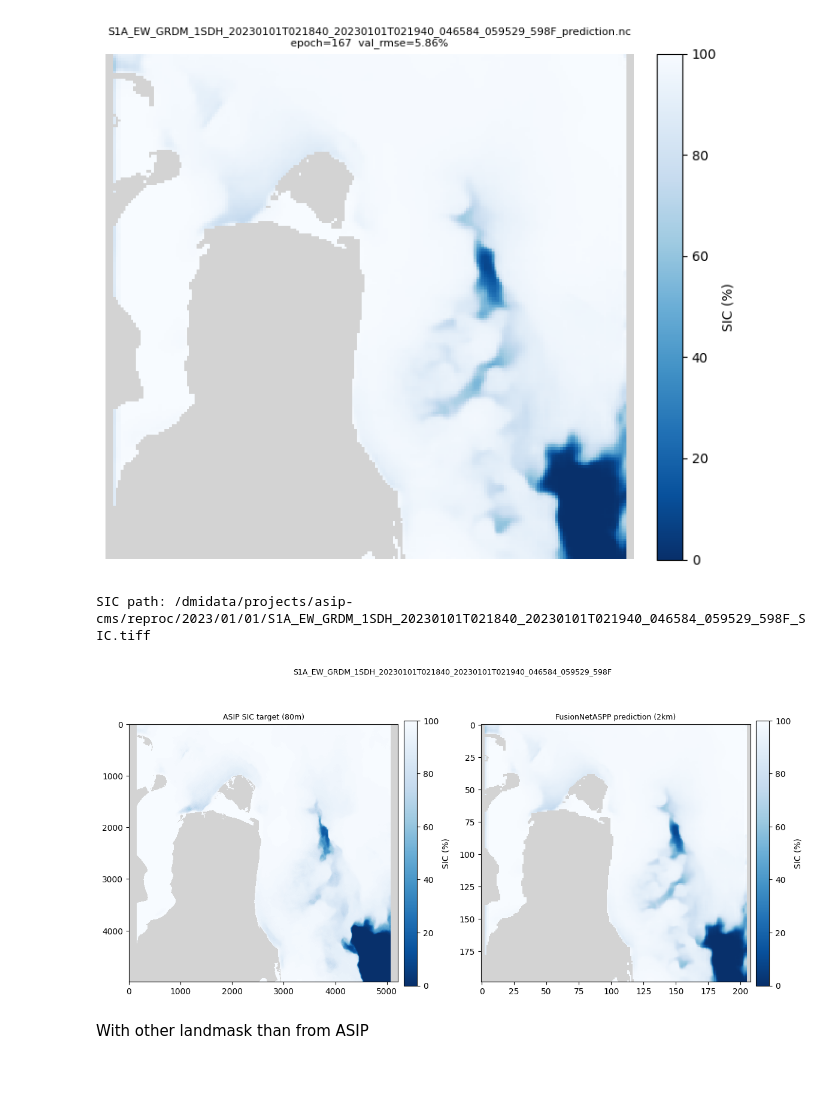
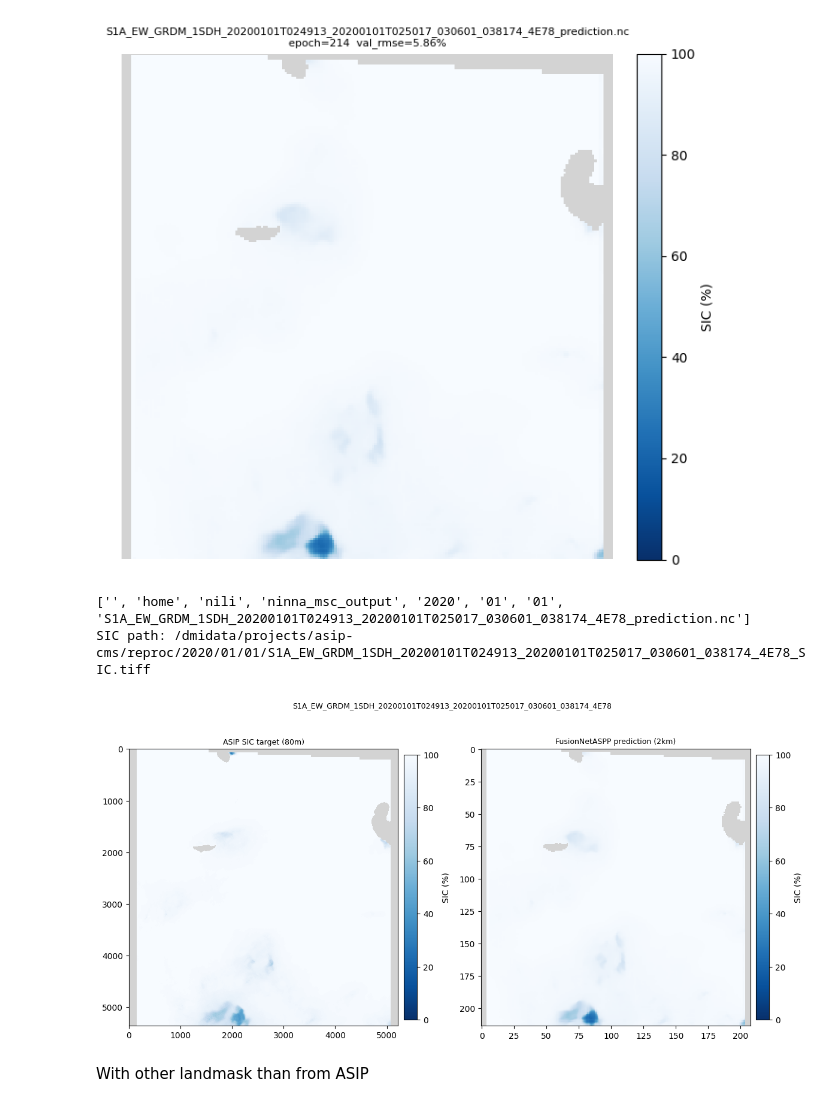
Before and after one commit to NinnaL/Master-thesis---Super-resolution-sea-ice-concentration-using-generative-AI, a Jupyter notebook: Code/lib/predict/prediction_test.ipynb, the cells around one changed output. Drawn from its saved outputs; the diff is of its cells as text; code cells hidden in the pictures; blank space fills up the shorter version.

Commit message:
start of validation, mosaicing and saving sic for 2020, 2021, 2022

```diff
--- a/Code/lib/predict/prediction_test.ipynb
+++ b/Code/lib/predict/prediction_test.ipynb
@@ -3,32 +3,28 @@ import xarray as xr
 import numpy as np
 import os
 
-# Load one of the output files/dmidata/users/nili/miniforge3/envs/master/bin
-# test_file = '/dmidata/projects/asip-cms/ninna_msc/output/2020/01/01/S1A_EW_GRDM_1SDH_20200101T024913_20200101T025017_030601_038174_4E78_prediction.nc'
-# test_file = '/dmidata/projects/asip-cms/ninna_msc/output/2020/01/01/S1A_EW_GRDM_1SDH_20200101T025017_20200101T025117_030601_038174_2410_prediction.nc'
-test_file = '/dmidata/projects/asip-cms/ninna_msc/output/2023/01/01/S1A_EW_GRDM_1SDH_20230101T021636_20230101T021740_046584_059529_7062_prediction.nc'
-test_file = '/dmidata/projects/asip-cms/ninna_msc/output/2023/01/01/S1A_EW_GRDM_1SDH_20230101T021840_20230101T021940_046584_059529_598F_prediction.nc'
+test_file = '/home/nili/ninna_msc_output/2020/01/01/S1A_EW_GRDM_1SDH_20200101T024913_20200101T025017_030601_038174_4E78_prediction.nc'
 
 ds = xr.open_dataset(test_file)
 # print(ds)
-# print('\nGlobal attributes:')
-# for k, v in ds.attrs.items():
-#     if 'gcp' not in k:  # skip long gcp lists
-#         print(f'  {k}: {v}')
+print('\nGlobal attributes:')
+for k, v in ds.attrs.items():
+    if 'gcp' not in k:  # skip long gcp lists
+        print(f'  {k}: {v}')
 
-# print('\nSIC_pred stats:')
-# sic = ds['SIC_pred'].values
-# valid = sic[(sic < 254) & ~np.isnan(sic)]
-# print(f'  shape      : {sic.shape}')
-# print(f'  valid pixels: {len(valid)}')
-# print(f'  min / max  : {valid.min():.1f} / {valid.max():.1f} %')
-# print(f'  mean       : {valid.mean():.1f} %')
-# print(f'  land (254) : {(sic == 254).sum()}')
-# print(f'  missing(255): {(sic == 255).sum()}')
+print('\nSIC_pred stats:')
+sic = ds['SIC_pred'].values
+valid = sic[(sic < 254) & ~np.isnan(sic)]
+print(f'  shape      : {sic.shape}')
+print(f'  valid pixels: {len(valid)}')
+print(f'  min / max  : {valid.min():.1f} / {valid.max():.1f} %')
+print(f'  mean       : {valid.mean():.1f} %')
+print(f'  land (254) : {(sic == 254).sum()}')
+print(f'  missing(255): {(sic == 255).sum()}')
 
-# print(f'\nGCP points: {len(ds.attrs["gcp_lats"])}')
-# print(f'Lat range  : {min(ds.attrs["gcp_lats"]):.2f} – {max(ds.attrs["gcp_lats"]):.2f} °N')
-# print(f'Lon range  : {min(ds.attrs["gcp_lons"]):.2f} – {max(ds.attrs["gcp_lons"]):.2f} °E')
+print(f'\nGCP points: {len(ds.attrs["gcp_lats"])}')
+print(f'Lat range  : {min(ds.attrs["gcp_lats"]):.2f} – {max(ds.attrs["gcp_lats"]):.2f} °N')
+print(f'Lon range  : {min(ds.attrs["gcp_lons"]):.2f} – {max(ds.attrs["gcp_lons"]):.2f} °E')
 
 # ds.close()
 # %% [output]
@@ -56,7 +68,7 @@ ax.axis('off')
 plt.tight_layout()
 plt.show()
 # %% [output]
-[figure, old version]
+[figure, new version]
 # %%
 import matplotlib.pyplot as plt
 import numpy as np
@@ -65,7 +77,7 @@ SIC_BASE = '/dmidata/projects/asip-cms/reproc'
 
 # Derive SIC path from the prediction file path
 parts    = test_file.split('/')
-date_idx = parts.index('output') + 1
+date_idx = parts.index('ninna_msc_output') + 1
 y, m, d  = parts[date_idx], parts[date_idx+1], parts[date_idx+2]
 scene_id = os.path.basename(test_file).replace('_prediction.nc', '')
 sic_path = os.path.join(SIC_BASE, y, m, d, scene_id + '_SIC.tiff')
@@ -81,35 +93,36 @@ sic_native_plot[sic_native >= 254] = np.nan
 
 # Load prediction
 sic_pred = ds['SIC_pred'].values.astype(float)
 sic_pred_plot = sic_pred.copy()
 sic_pred_plot[sic_pred >= 254] = np.nan
 
 
 cmap_sic  = plt.cm.Blues_r.copy(); cmap_sic.set_bad('lightgray')
 cmap_diff = plt.cm.bwr.copy();     cmap_diff.set_bad('lightgray')
 
 fig, axes = plt.subplots(1, 2, figsize=(12, 6))
 
 im0 = axes[0].imshow(sic_native_plot, cmap=cmap_sic, vmin=0, vmax=100, interpolation='nearest')
 axes[0].set_title('ASIP SIC target (80m)', fontsize=9)
 # axes[0].axis('off')
 plt.colorbar(im0, ax=axes[0], fraction=0.046, pad=0.02, label='SIC (%)')
 
 im1 = axes[1].imshow(sic_pred_plot, cmap=cmap_sic, vmin=0, vmax=100, interpolation='nearest')
 axes[1].set_title(f'FusionNetASPP prediction (2km)', fontsize=9)
 # axes[1].axis('off')
 plt.colorbar(im1, ax=axes[1], fraction=0.046, pad=0.02, label='SIC (%)')
 
 
 fig.suptitle(
     f'{scene_id}\n',
     fontsize=9,
 )
 plt.tight_layout()
 plt.show()
 # %% [output]
-SIC path: /dmidata/projects/asip-cms/reproc/2023/01/01/S1A_EW_GRDM_1SDH_20230101T021840_20230101T021940_046584_059529_598F_SIC.tiff
+['', 'home', 'nili', 'ninna_msc_output', '2020', '01', '01', 'S1A_EW_GRDM_1SDH_20200101T024913_20200101T025017_030601_038174_4E78_prediction.nc']
+SIC path: /dmidata/projects/asip-cms/reproc/2020/01/01/S1A_EW_GRDM_1SDH_20200101T024913_20200101T025017_030601_038174_4E78_SIC.tiff
-[figure, old version]
+[figure, new version]
 # %% [markdown]
 With other landmask than from ASIP
 # %%
```
Also changed, not shown: parts of 2 cells of this notebook, 13 other files.
